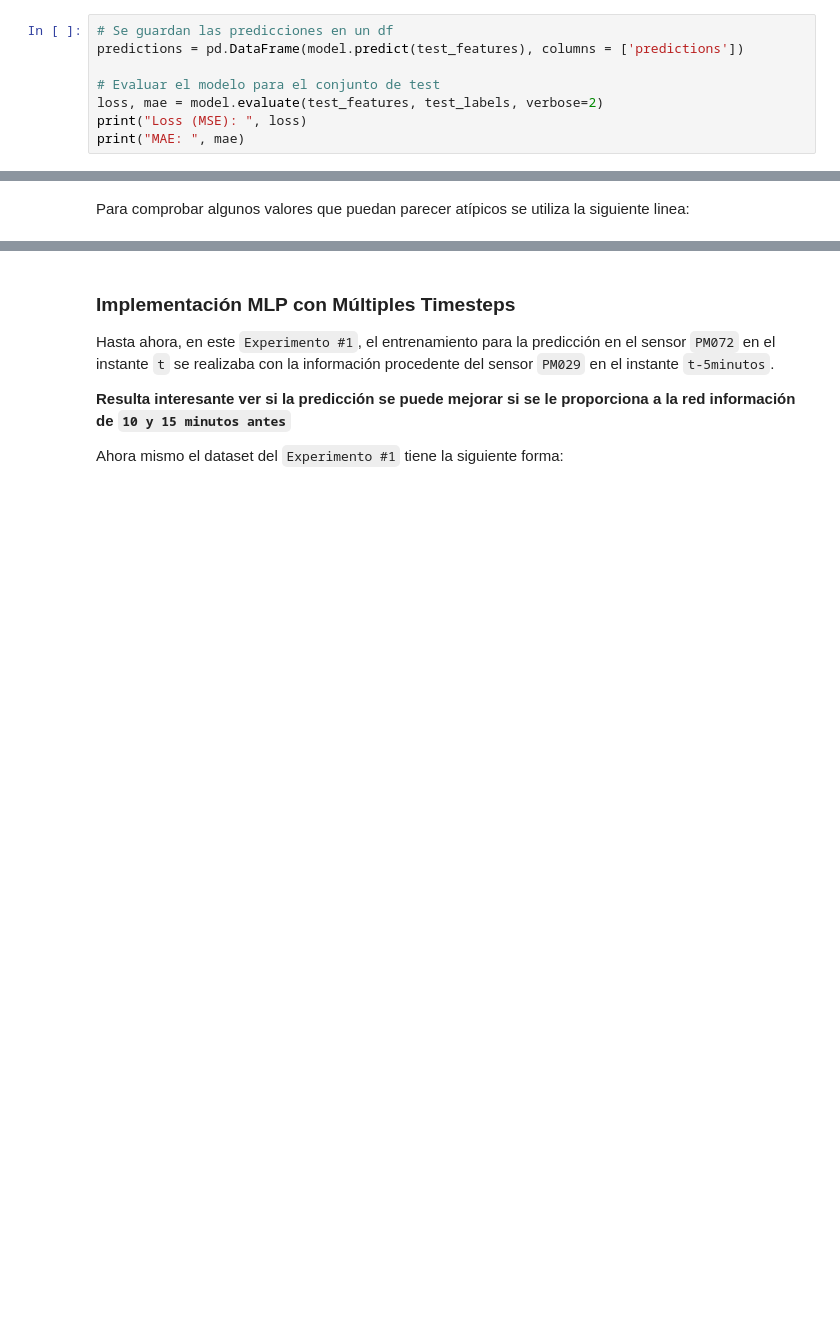
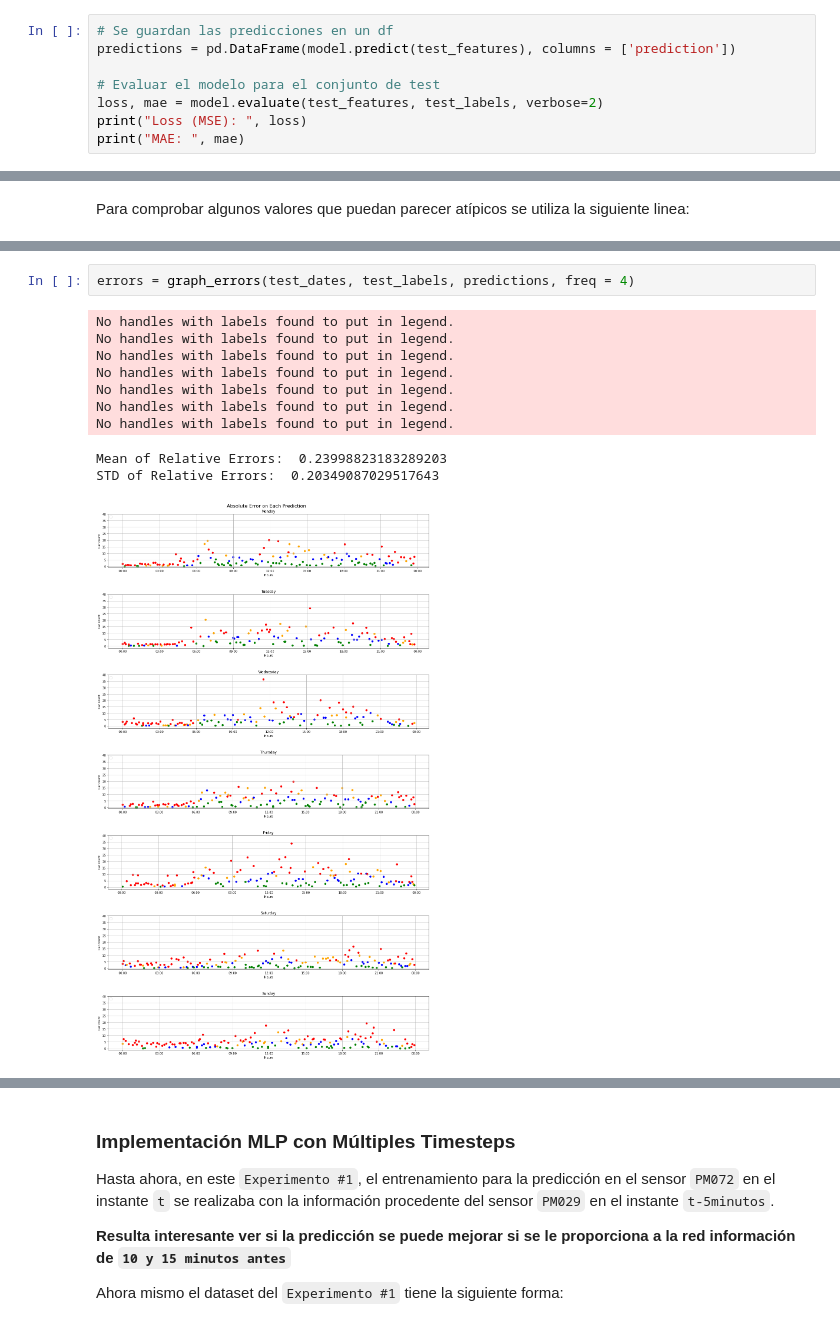
Before and after one commit to albertopmp/TFG, a Jupyter notebook: src/TrafficFlow.ipynb, the cells around one changed output, grey strips where cells are left out. Saved outputs shown, nothing was run; the diff lists cells and outputs as text; blank space fills up the shorter version.

```diff
--- a/src/TrafficFlow.ipynb
+++ b/src/TrafficFlow.ipynb
@@ -594,6 +757,6 @@ plot_loss(history)
 # %%
 # Se guardan las predicciones en un df
-predictions = pd.DataFrame(model.predict(test_features), columns = ['predictions'])
+predictions = pd.DataFrame(model.predict(test_features), columns = ['prediction'])
 
 # Evaluar el modelo para el conjunto de test
 loss, mae = model.evaluate(test_features, test_labels, verbose=2)
@@ -682,0 +939,13 @@ check_values.loc[ (check_values['wday'] == 6) & (check_values['hour'] > '06:00')
+# %%
+errors = graph_errors(test_dates, test_labels, predictions, freq = 4)
+# %% [output]
+No handles with labels found to put in legend.
+No handles with labels found to put in legend.
+No handles with labels found to put in legend.
+No handles with labels found to put in legend.
+No handles with labels found to put in legend.
+No handles with labels found to put in legend.
+No handles with labels found to put in legend.
+Mean of Relative Errors:  0.23998823183289203
+STD of Relative Errors:  0.20349087029517643
+[figure, added]
```
Also changed, not shown: parts of 73 cells of this notebook.
